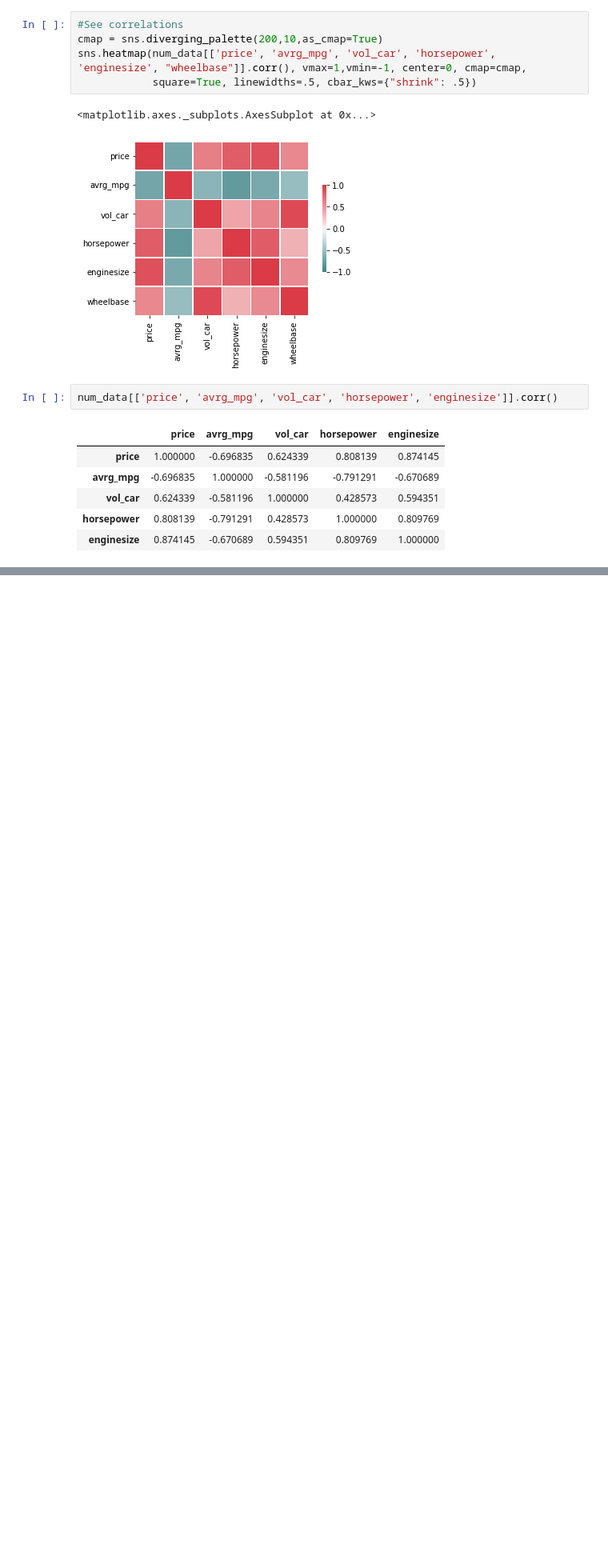
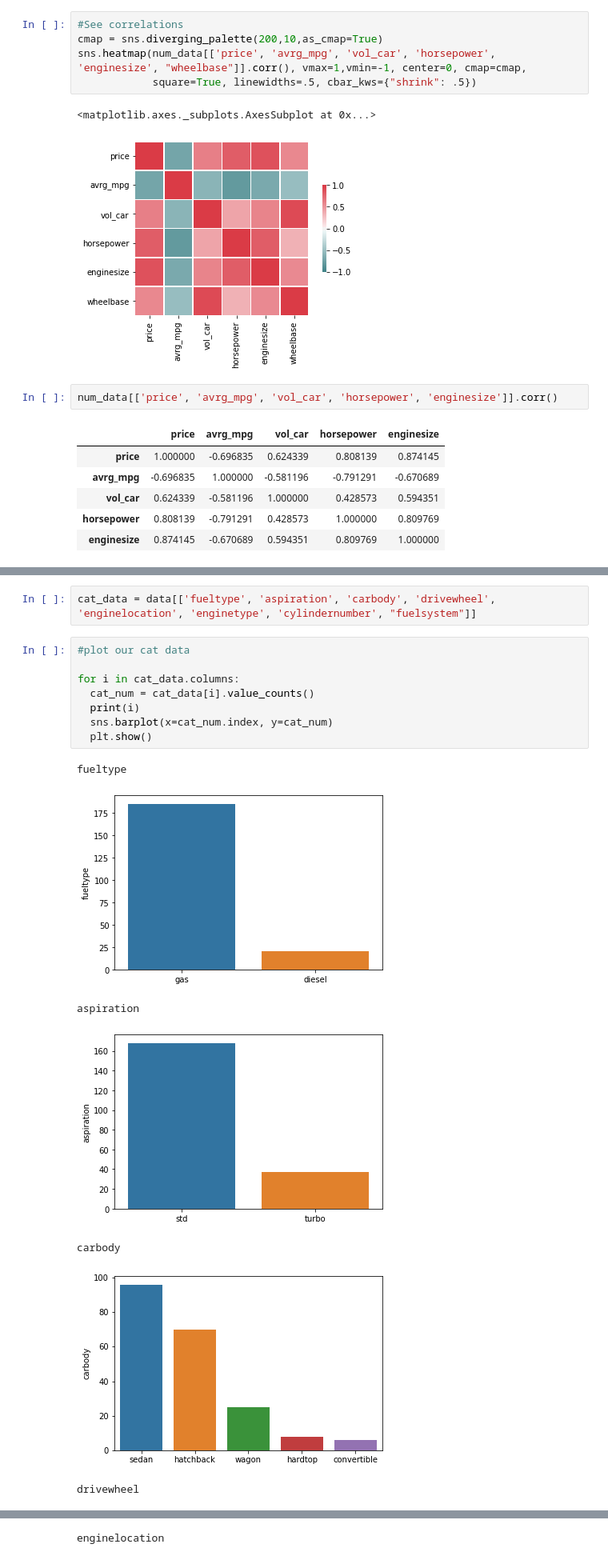
Before and after one commit to JesusNoelValMo/Machine_Learning_Book, a Jupyter notebook: Projects/car_price_prediction/car_price_prediction.ipynb, the cells around one changed output, grey strips where cells are left out. Shown at 80% size. Drawn from its saved outputs; the diff is of its cells as text; blank space fills up the shorter version.

```diff
--- a/Projects/car_price_prediction/car_price_prediction.ipynb
+++ b/Projects/car_price_prediction/car_price_prediction.ipynb
@@ -130,0 +144,18 @@ num_data[['price', 'avrg_mpg', 'vol_car', 'horsepower', 'enginesize']].corr()
+# %%
+cat_data = data[['fueltype', 'aspiration', 'carbody', 'drivewheel', 'enginelocation', 'enginetype',	'cylindernumber', "fuelsystem"]]
+# %%
+#plot our cat data
+
+for i in cat_data.columns:
+  cat_num = cat_data[i].value_counts()
+  print(i)
+  sns.barplot(x=cat_num.index, y=cat_num)
+  plt.show()
+# %% [output]
+fueltype
+[figure, added]
+aspiration
+[figure, added]
+carbody
+[figure, added]
+drivewheel
@@ -130,0 +163 @@ num_data[['price', 'avrg_mpg', 'vol_car', 'horsepower', 'enginesize']].corr()
+enginelocation
```
Also changed, not shown: parts of 12 cells of this notebook.
